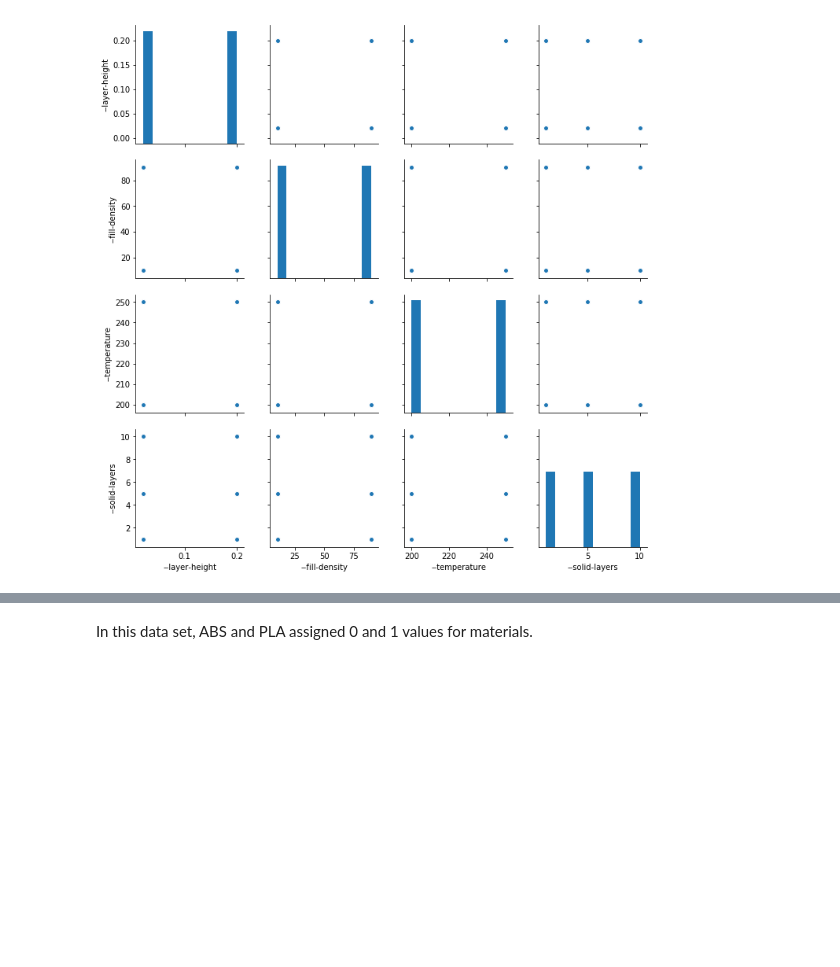
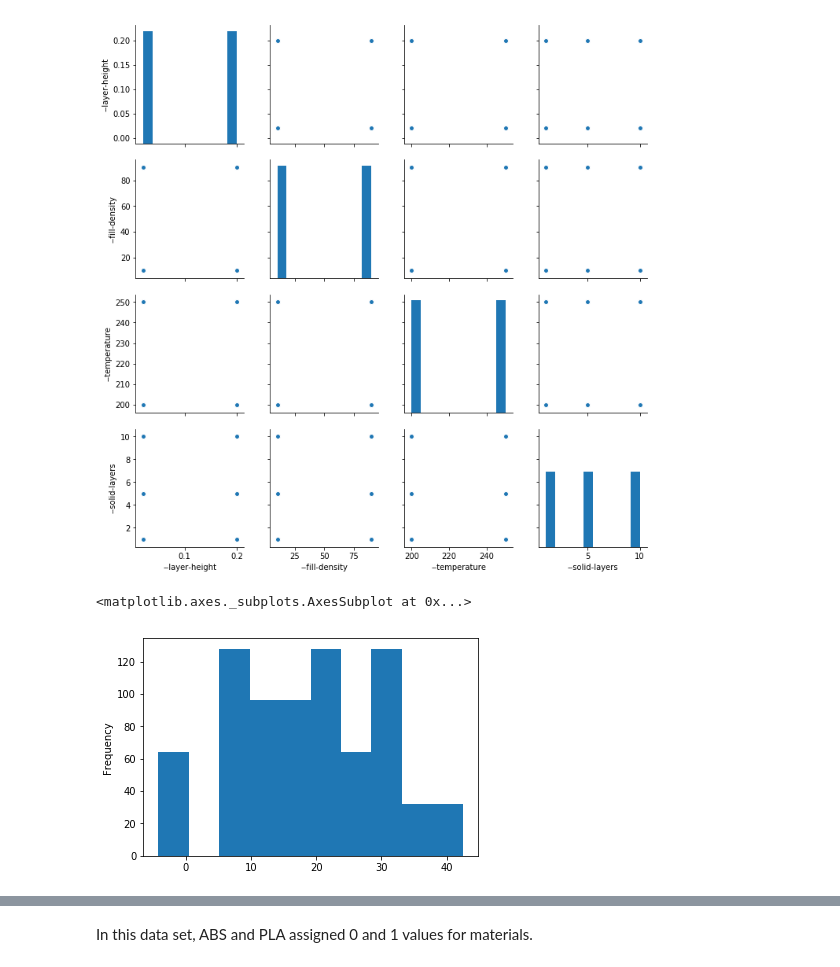
Before and after one commit to wilsonify/Opti3D, a Jupyter notebook: 3dprinter.ipynb, the cells around one changed output, grey strips where cells are left out. Saved outputs shown, nothing was run; the diff lists cells and outputs as text; code cells hidden in the pictures; blank space fills up the shorter version.

```diff
--- a/3dprinter.ipynb
+++ b/3dprinter.ipynb
@@ -146,0 +154,5 @@ metadata = metadata.join(pd.Series(tensile,name='tensile_strength_predicted'))
+# %%
+tensile_series.plot.hist()
+# %% [output]
+<matplotlib.axes._subplots.AxesSubplot at 0x...>
+[figure, added]
```
Also changed, not shown: parts of 20 cells of this notebook.
